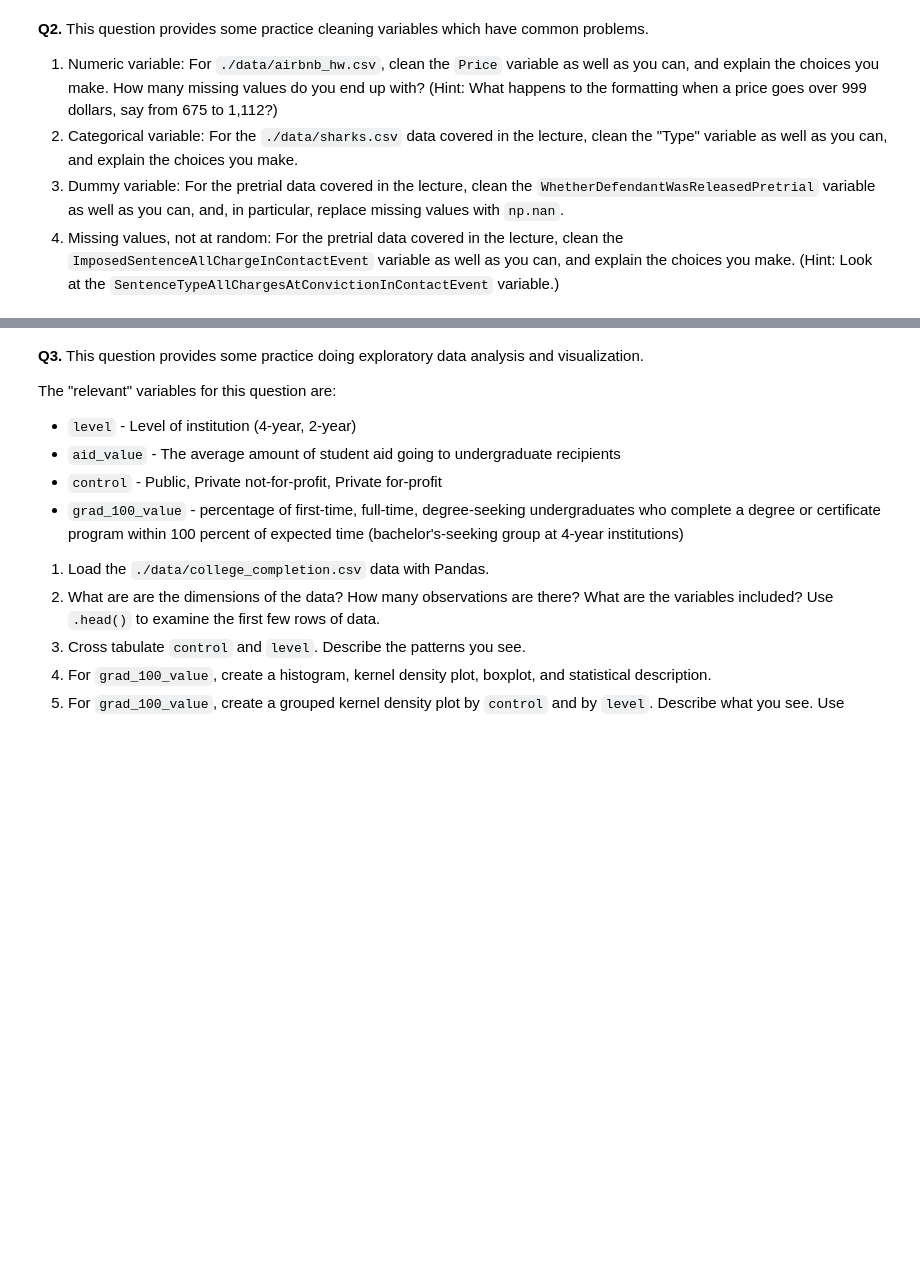
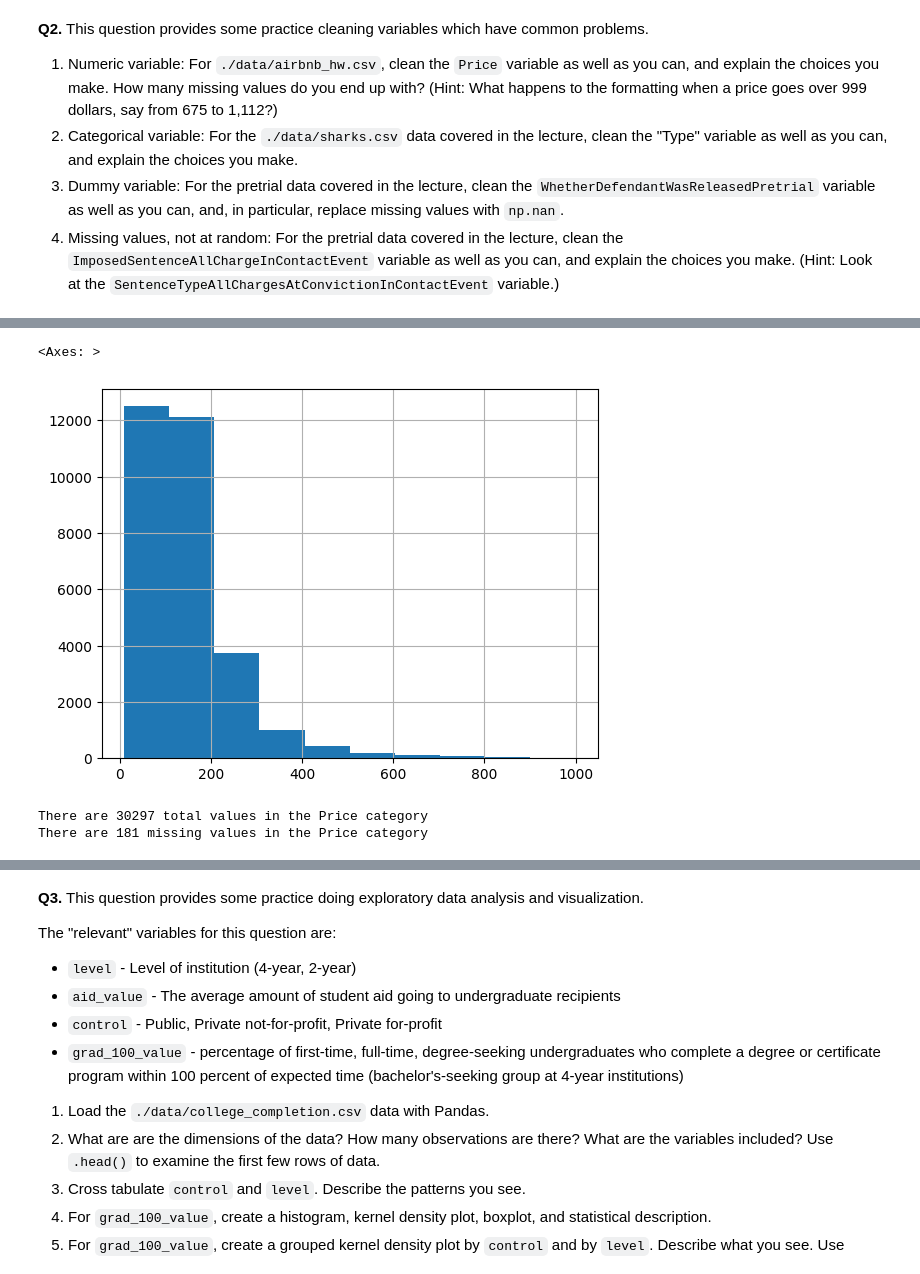
Before and after one commit to embrown1292/assignment2, a Jupyter notebook: assignment2.ipynb, the cells around one changed output, grey strips where cells are left out. Drawn from its saved outputs; the diff is of its cells as text; code cells hidden in the pictures; blank space fills up the shorter version.

Commit message:
Completed Assignment 2

```diff
--- a/assignment2.ipynb
+++ b/assignment2.ipynb
@@ -21,0 +52,2 @@
+# %%
+df = pd.read_csv('assignment2/data/airbnb_hw.csv', low_memory=False)
@@ -21,0 +78,13 @@
+# %%
+df['Price'] = pd.to_numeric(df['Price'], errors='coerce') # Make Price numeric
+df['Price'].hist() # Displays Price and makes sure it is numeric
+# %% [output]
+<Axes: >
+[figure, added]
+# %%
+x= df['Price'].count() # Total values
+y= df['Price'].isna().sum() # Missing values
+print("There are " + str(x) + " total values in the Price category" "\n" + "There are " + str(y) + " missing values in the Price category")
+# %% [output]
+There are 30297 total values in the Price category
+There are 181 missing values in the Price category
```
Also changed, not shown: parts of 18 cells of this notebook.
